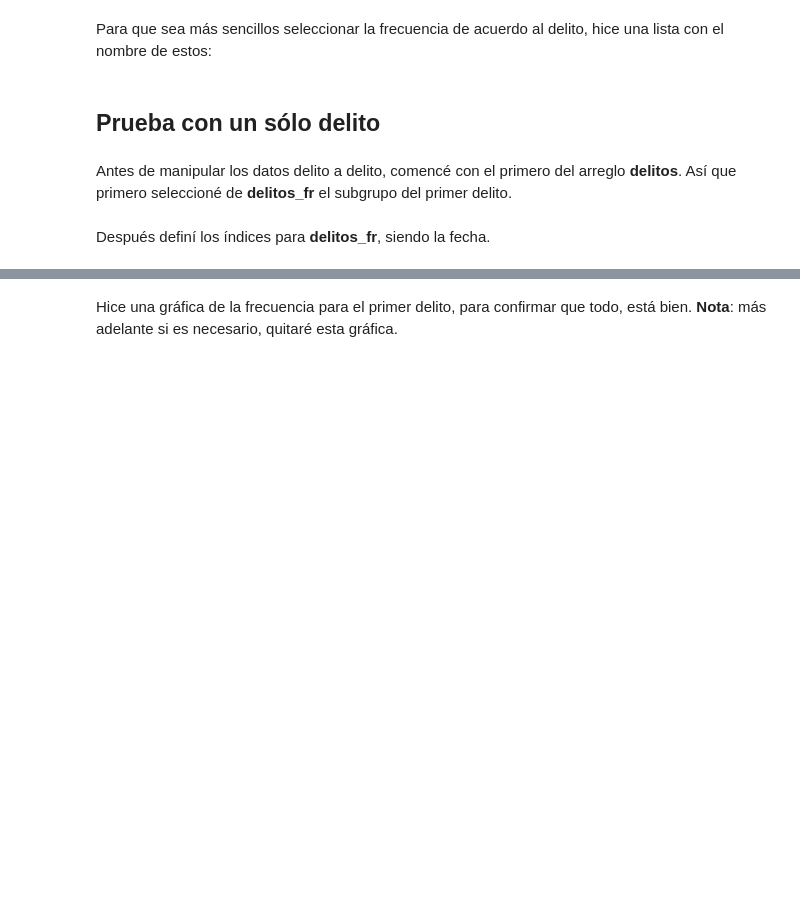
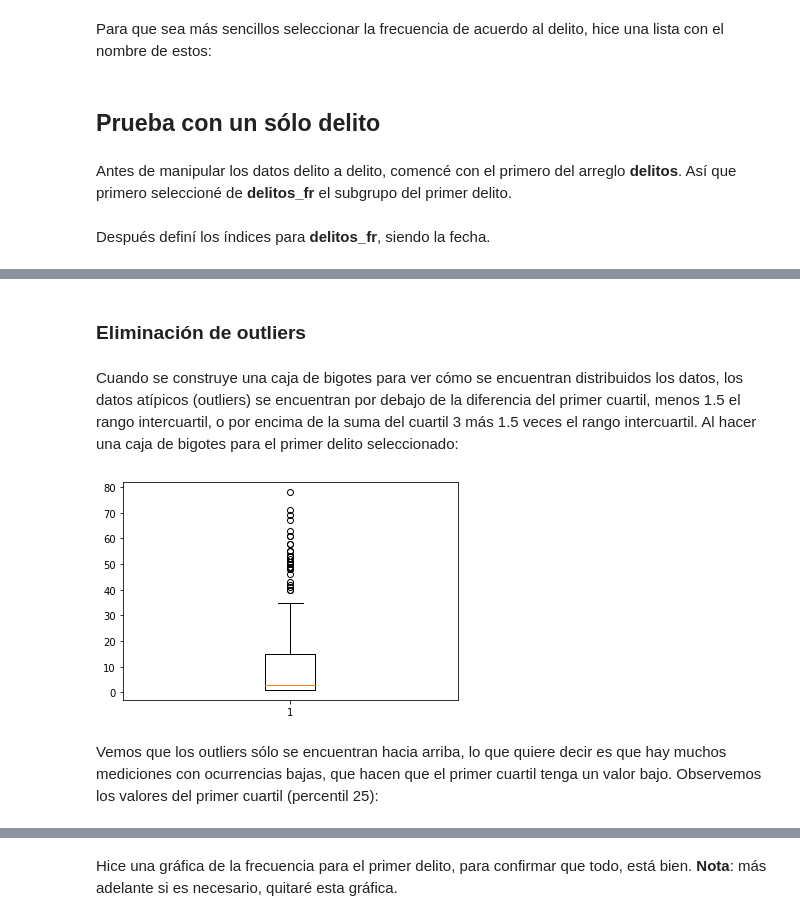
Before and after one commit to lorenaphys/OPI, a Jupyter notebook: Soluciones.ipynb, the cells around one changed output, grey strips where cells are left out. Cells and saved outputs as stored; diff of their text form; code cells hidden in the pictures; blank space fills up the shorter version.

```diff
--- a/Soluciones.ipynb
+++ b/Soluciones.ipynb
@@ -87,0 +97,11 @@ primer_delito.set_index(pd.to_datetime(primer_delito['mes_hechos']+'/'+primer_de
+# %% [markdown]
+### Eliminación de outliers
+# %% [markdown]
+Cuando se construye una caja de bigotes para ver cómo se encuentran distribuidos los datos, los datos atípicos (outliers) se encuentran por debajo de la diferencia del primer cuartil, menos 1.5 el rango intercuartil, o por encima de la suma del cuartil 3 más 1.5 veces el rango intercuartil. Al hacer una caja de bigotes para el primer delito seleccionado:
+# %%
+plt.boxplot(primer_delito['size'])
+plt.show()
+# %% [output]
+[figure, added]
+# %% [markdown]
+Vemos que los outliers sólo se encuentran hacia arriba, lo que quiere decir es que hay muchos mediciones con ocurrencias bajas, que hacen que el primer cuartil tenga un valor bajo. Observemos los valores del primer cuartil (percentil 25):
```
Also changed, not shown: parts of 20 cells of this notebook.
